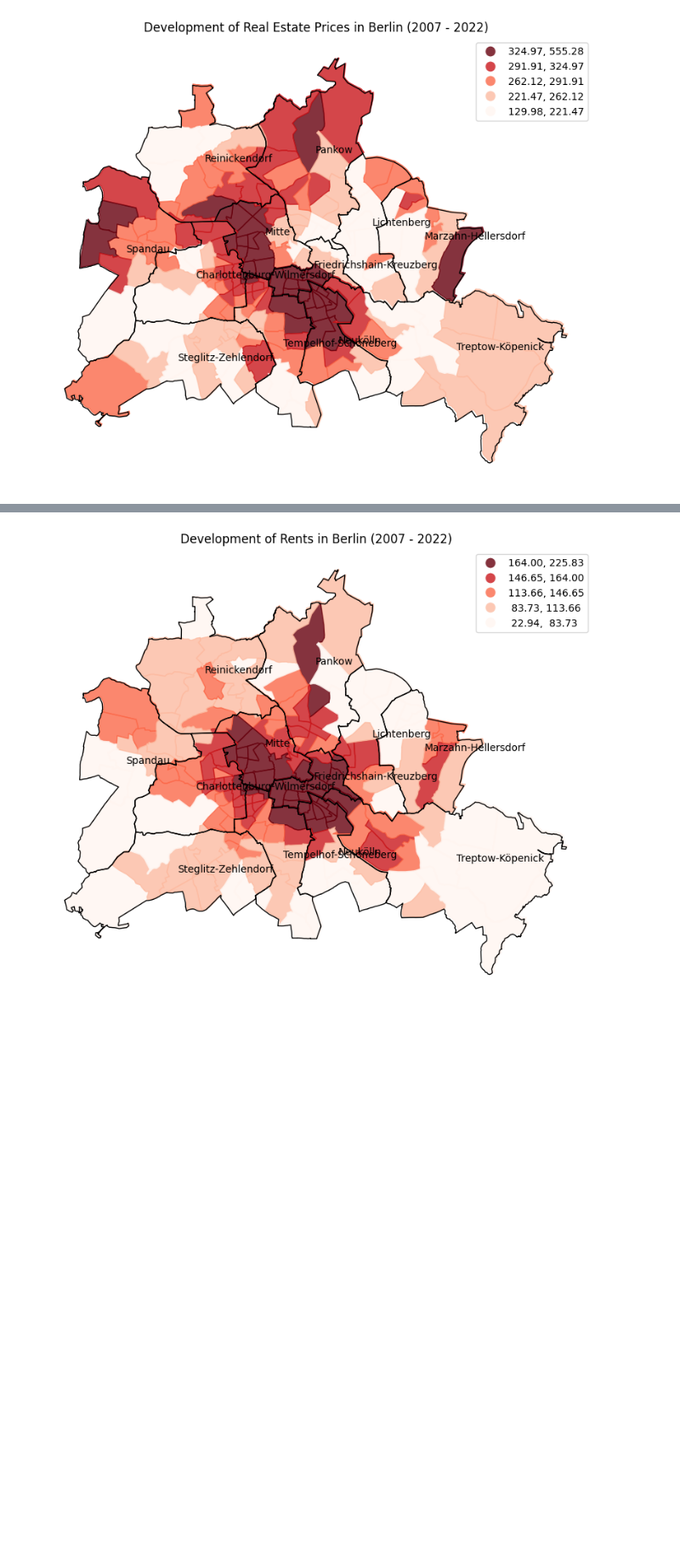
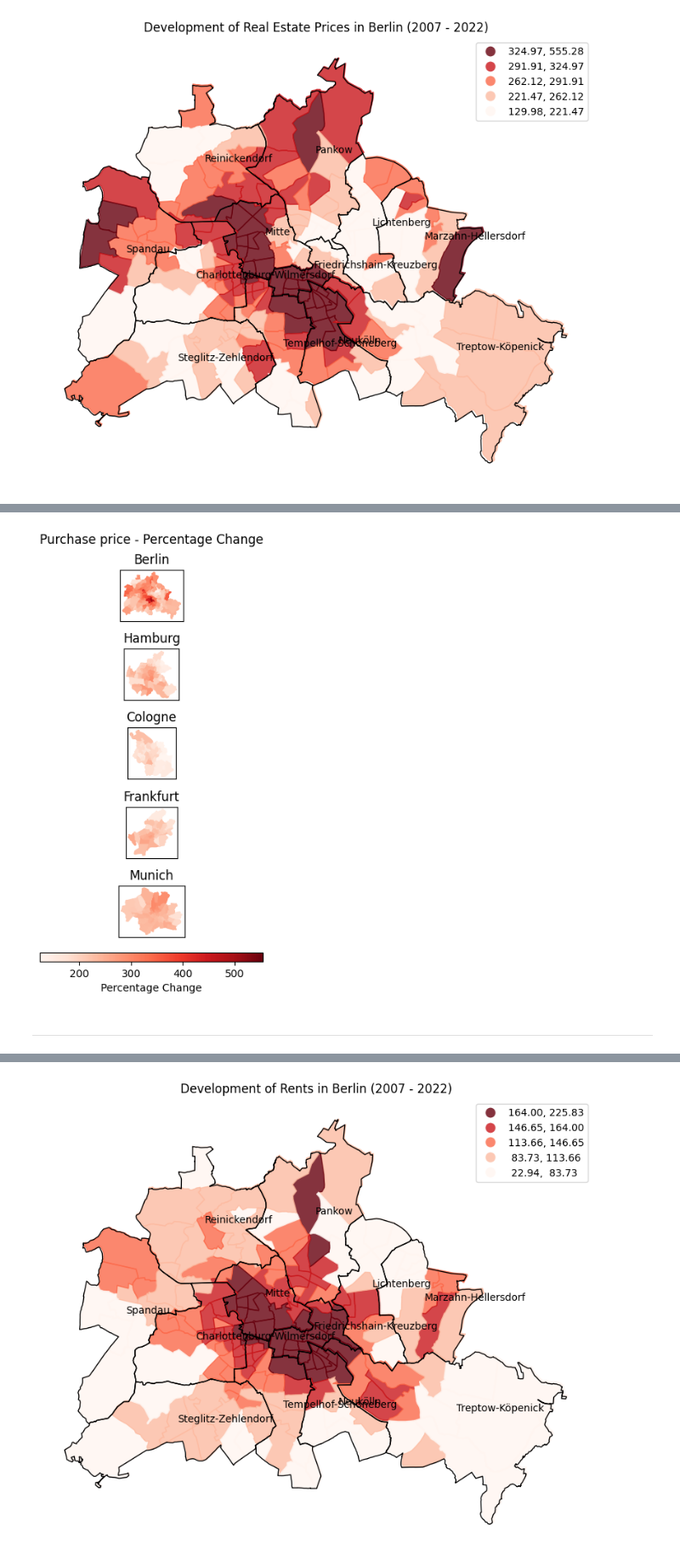
Before and after one commit to dbursy/qse_collaboration, a Jupyter notebook: notebooks/QSE_Tutorial_2_Group_2.ipynb, the cells around one changed output, grey strips where cells are left out. Shown at 85% size. Saved outputs shown, nothing was run; the diff lists cells and outputs as text; code cells hidden in the pictures; blank space fills up the shorter version.

```diff
--- a/notebooks/QSE_Tutorial_2_Group_2.ipynb
+++ b/notebooks/QSE_Tutorial_2_Group_2.ipynb
@@ -525,0 +478,44 @@ else:
+# %%
+# Plot purchase price percentage change for all cities --- not suuuper helpfull because of Berlin outlier, but interesting result in and of itself
+
+figure, axis = plt.subplots(5, 1, figsize=(6, 6))
+axis = axis.flatten()
+cities = gdf_rent_index['city'].unique()
+
+# Define common colormap normalization across all plots - important so that coloring is comparable across cities
+vmin = gdf_purchase_index['percentage_change'].min()
+vmax = gdf_purchase_index['percentage_change'].max()
+cmap = 'Reds'
+norm = mpl.colors.Normalize(vmin=vmin, vmax=vmax)
+
+for index, city in enumerate(cities):
+    gdf_purchase_index.loc[gdf_purchase_index['city'] == city].plot(
+        column='percentage_change',
+        cmap=cmap,
+        edgecolor='face',
+        ax=axis[index],
+        norm=norm
+    )
+    axis[index].set_xticks([])
+    axis[index].set_yticks([])
+    axis[index].set_title(f'{city.title()}')
+
+plt.tight_layout(rect=[0, 0.05, 1, 0.96])  # leave space for the colorbar and title
+
+# Add a new axes for the colorbar underneath the plots
+cbar_ax = figure.add_axes([0.25, 0.02, 0.5, 0.02])  # [left, bottom, width, height]
+sm = plt.cm.ScalarMappable(cmap=cmap, norm=norm)
+sm._A = []
+cbar = figure.colorbar(sm, cax=cbar_ax, orientation='horizontal')
+cbar.set_label('Percentage Change')
+
+figure.suptitle(f'Purchase price - Percentage Change')
+
+if savefigures:
+    plt.savefig(f'{ROOT_FOLDER}/output/_purchase_all_cities_perc_change.png', bbox_inches='tight')
+else:
+    plt.show()
+# %% [output]
+[figure, added]
+# %% [markdown]
+---
```
Also changed, not shown: parts of 35 cells of this notebook, 1 other file.
